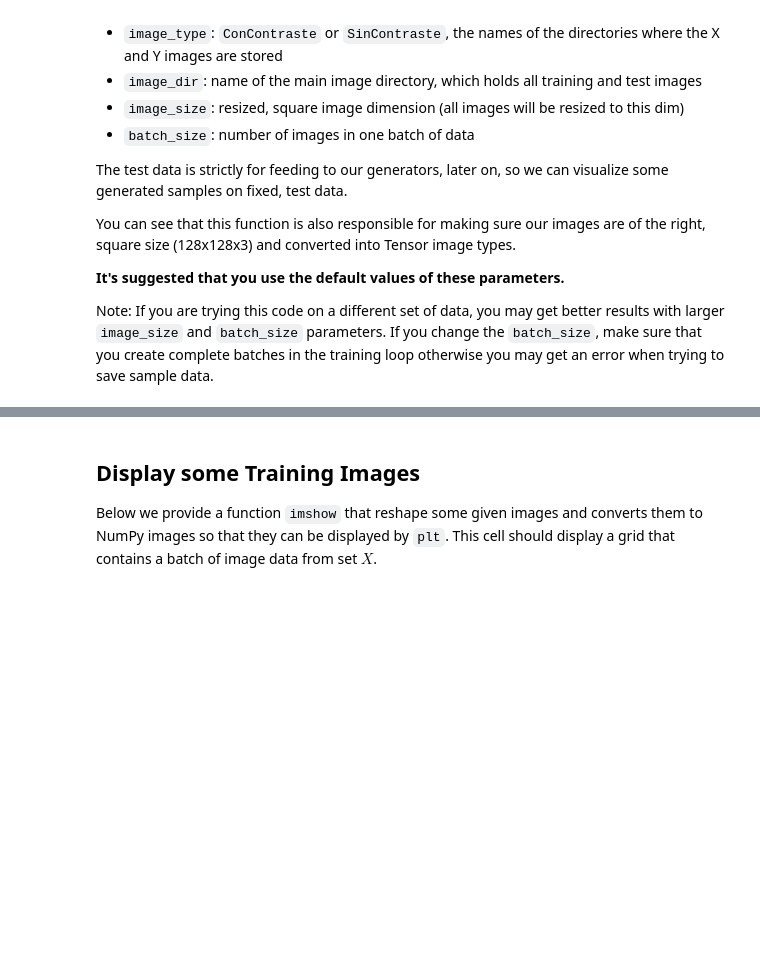
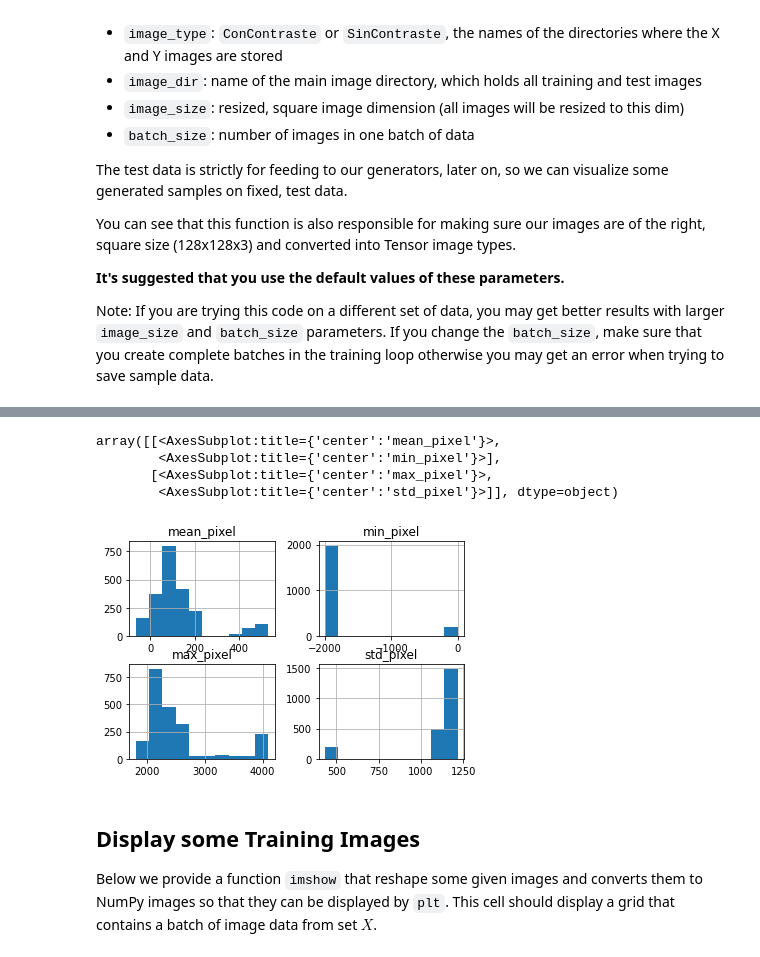
Before and after one commit to hvillamardev/dicom-cycle-gan, a Jupyter notebook: CycleGAN_Solution.ipynb, the cells around one changed output, grey strips where cells are left out. Cells and saved outputs as stored; diff of their text form; code cells hidden in the pictures; blank space fills up the shorter version.

```diff
--- a/CycleGAN_Solution.ipynb
+++ b/CycleGAN_Solution.ipynb
@@ -123,0 +152,17 @@ torch.utils.data.dataloader.DataLoader
+# %%
+info_image = {}
+info_image['shape'] = []
+info_image['mean_pixel'] = []
+info_image['min_pixel'] = []
+info_image['max_pixel'] = []
+info_image['std_pixel'] = []
+
+for i in ds_list:
+    info_image['shape'].append(i.pixel_array.shape)
+    info_image['mean_pixel'].append(i.pixel_array.mean())
+    info_image['min_pixel'].append(i.pixel_array.min())
+    info_image['max_pixel'].append(i.pixel_array.max())
+    info_image['std_pixel'].append(i.pixel_array.std())
+# %%
+info_imagesDF=pd.DataFrame(info_image)
+print(info_imagesDF)
@@ -123,0 +189,4 @@ torch.utils.data.dataloader.DataLoader
+# %%
+info_imagesDF['shape'] = info_imagesDF['shape'].astype('str')
+info_imagesDF = info_imagesDF[info_imagesDF['shape']=="(512, 512)"]
+print(info_imagesDF)
@@ -124,3 +220,11 @@ torch.utils.data.dataloader.DataLoader
+# %%
+info_imagesDF.hist()
+# %% [output]
+array([[<AxesSubplot:title={'center':'mean_pixel'}>,
+        <AxesSubplot:title={'center':'min_pixel'}>],
+       [<AxesSubplot:title={'center':'max_pixel'}>,
+        <AxesSubplot:title={'center':'std_pixel'}>]], dtype=object)
+[figure, added]
 # %% [markdown]
 ## Display some Training Images
 
```
Also changed, not shown: parts of 21 cells of this notebook, 1 other file.
